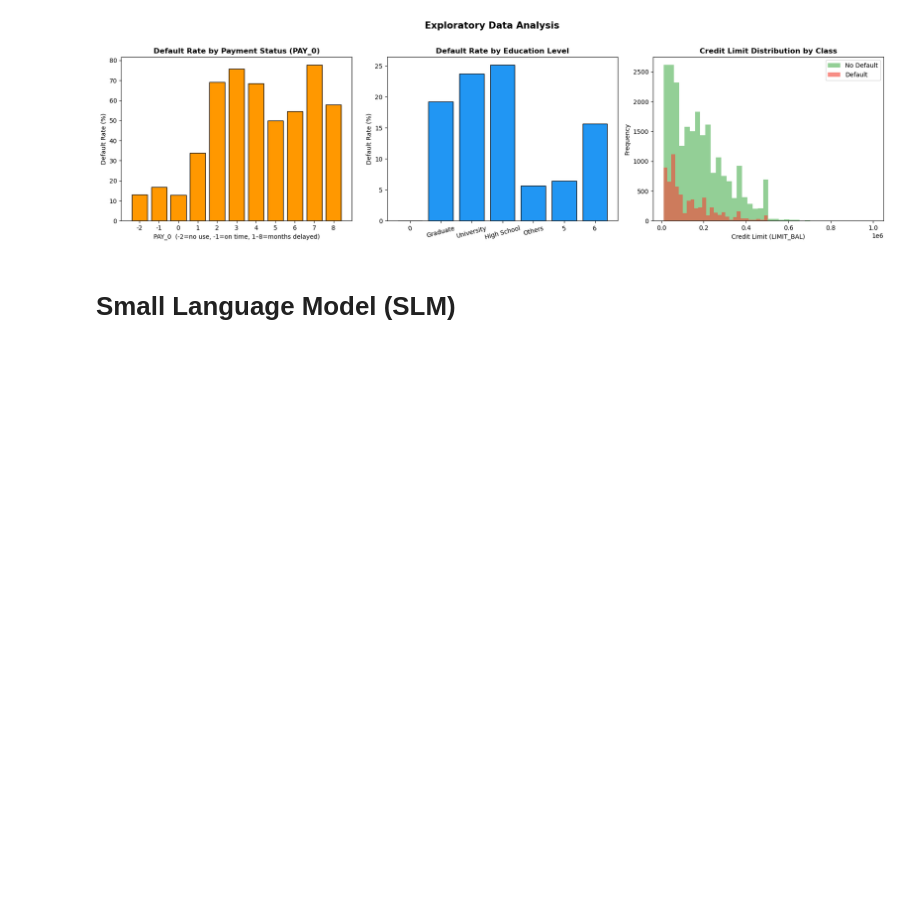
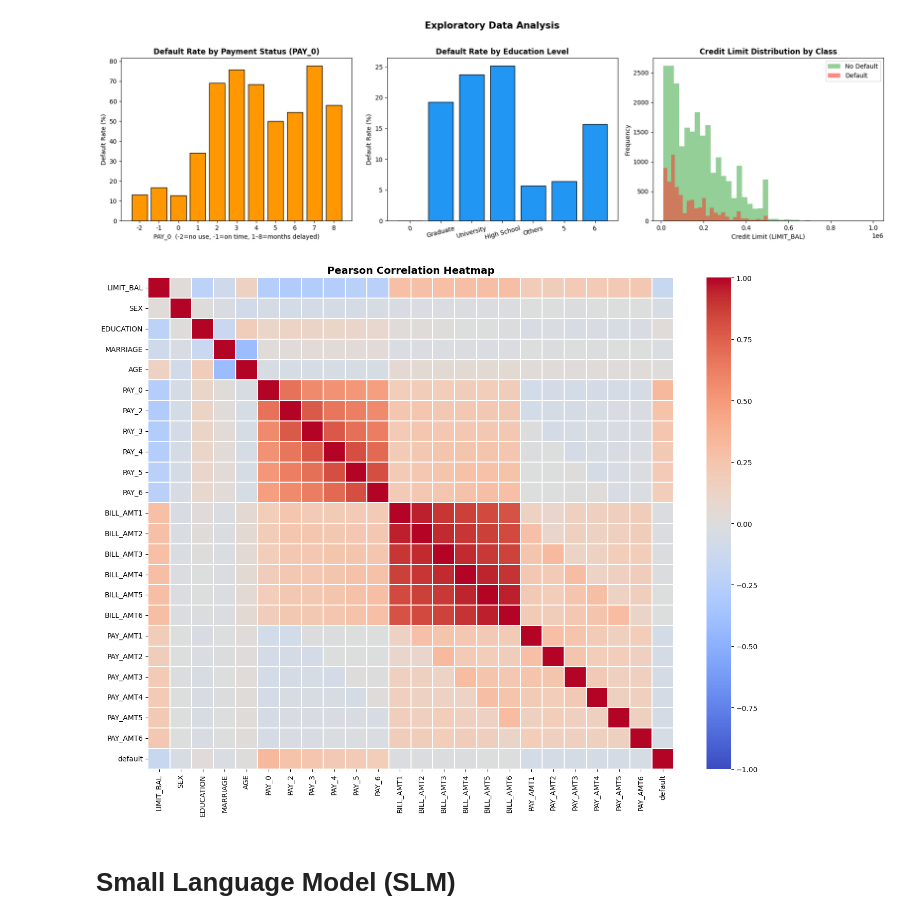
Before and after one commit to Showgath/credit-default-prediction-transformer, a Jupyter notebook: IFTE0002 - Group Project.ipynb, the cells around one changed output. Saved outputs shown, nothing was run; the diff lists cells and outputs as text; code cells hidden in the pictures; blank space fills up the shorter version.

```diff
--- a/IFTE0002 - Group Project.ipynb
+++ b/IFTE0002 - Group Project.ipynb
@@ -121,6 +123,18 @@ plt.savefig("output/exploratory_data_analysis.png")
 plt.show()
 # %% [output]
 [figure]
+# %%
+corr = df.corr()
+
+plt.figure(figsize=(14, 11))
+sns.heatmap(corr, cmap="coolwarm", center=0, annot=False,
+            linewidths=0.3, vmin=-1, vmax=1)
+plt.title("Pearson Correlation Heatmap", fontsize=14, fontweight="bold")
+plt.tight_layout()
+plt.savefig("output/pearson_correlation_heatmap.png", bbox_inches="tight")
+plt.show()
+# %% [output]
+[figure, added]
 # %% [markdown]
 # Small Language Model (SLM)
 # %% [markdown]
```
Also changed, not shown: parts of 25 cells of this notebook, 17 other files.
